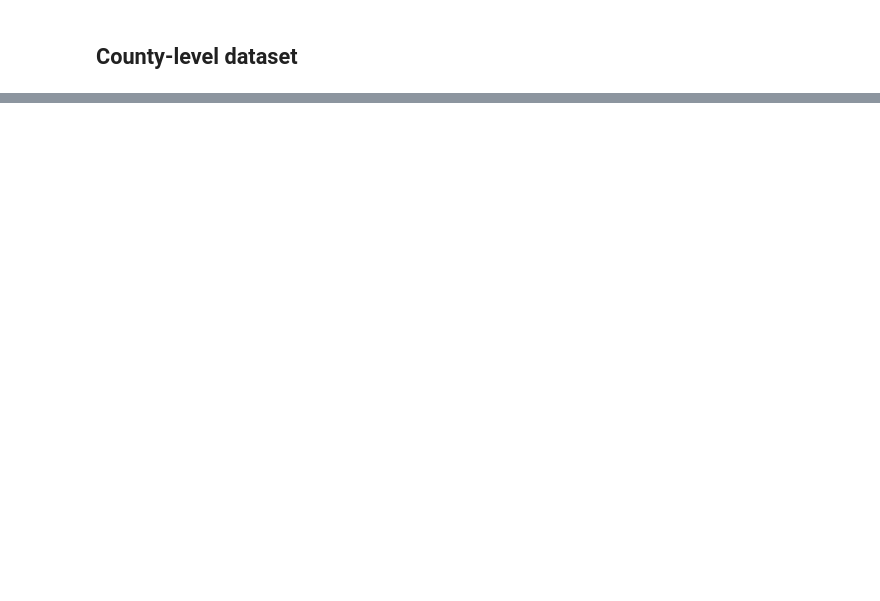
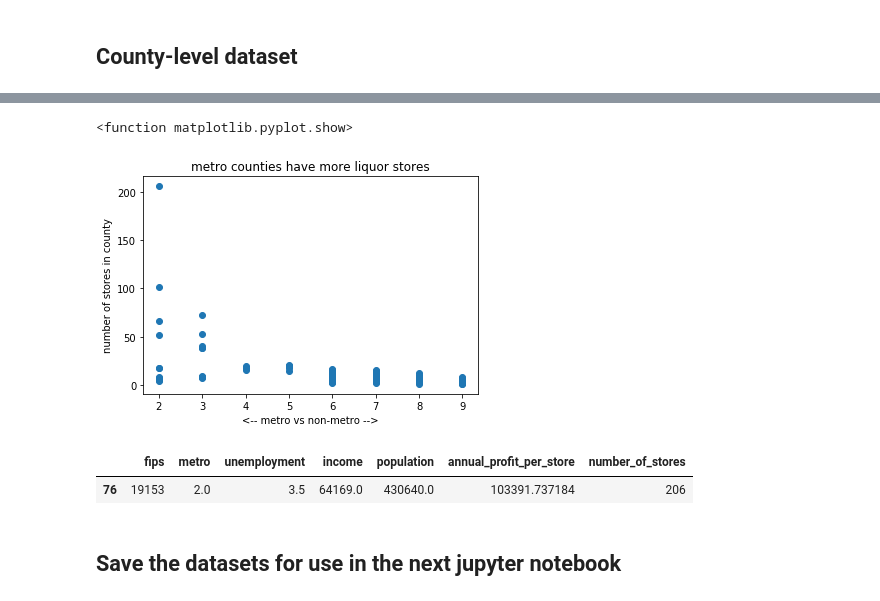
Before and after one commit to austinlasseter/Iowa_Liquor, a Jupyter notebook: code/2 - Cleaning and Exploring the data.ipynb, the cells around one changed output, grey strips where cells are left out. Drawn from its saved outputs; the diff is of its cells as text; code cells hidden in the pictures; blank space fills up the shorter version.

```diff
--- a/code/2 - Cleaning and Exploring the data.ipynb
+++ b/code/2 - Cleaning and Exploring the data.ipynb
@@ -134,0 +181,6 @@ x.head()
+# %%
+# rename the columns
+new_cols=['fips', 'number_of_stores']
+stores_in_fips.columns=new_cols
+print(len(stores_in_fips))
+stores_in_fips.head()
@@ -140,0 +197,6 @@ print(len(y))
+# %%
+# create a new dataset where every row is a county
+stores2=stores.drop(['ave_bottle_price', 'ave_number_bottles'], axis=1)
+counties=stores2.groupby('fips', as_index=False).mean()
+print(len(counties))
+counties.head()
@@ -140,0 +220,6 @@ print(len(y))
+# %%
+# Merge back in the "annual profit" variable
+counties=pd.merge(counties, stores_in_fips, on='fips')
+# %%
+# Drop Store ID. We no longer need it.
+counties=counties.drop('store_id', axis=1)
@@ -141,10 +260,20 @@ print(len(y))
 # %%
 # Is there a relationship between nonmetro status and number of stores in a county?
+x=counties['metro']
+y=counties['number_of_stores']
 plt.scatter(x,y)
-plt.ylabel('metro')
-plt.xlabel('stores')
-plt.title('rural counties have more liquor stores')
+plt.xlabel('<-- metro vs non-metro -->')
+plt.ylabel('number of stores in county')
+plt.title('metro counties have more liquor stores')
 plt.show
+# %% [output]
+<function matplotlib.pyplot.show>
+[figure, added]
 # %%
 # Polk county has over 200 liquor stores.
-transactions[transactions.fips==19153].head()
+counties[counties['fips']==19153]
+# %% [output]
+|  | fips | metro | unemployment | income | population | annual_profit_per_store | number_of_stores |
+| 76 | 19153 | 2.0 | 3.5 | 64169.0 | 430640.0 | 103391.737184 | 206 |
+# %% [markdown]
+## Save the datasets for use in the next jupyter notebook
```
Also changed, not shown: parts of 21 cells of this notebook, 1 other file.
